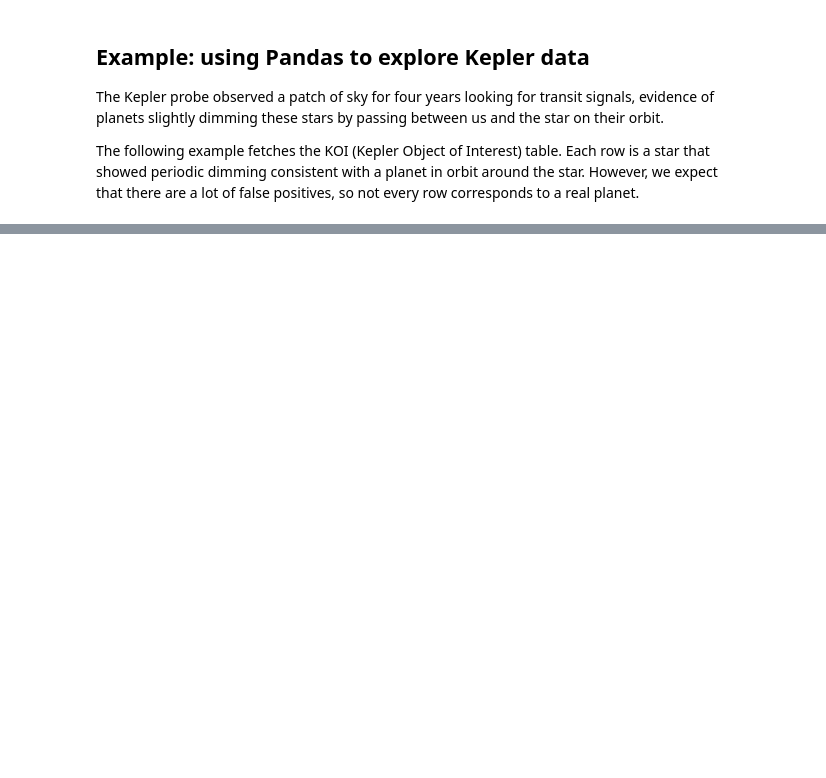
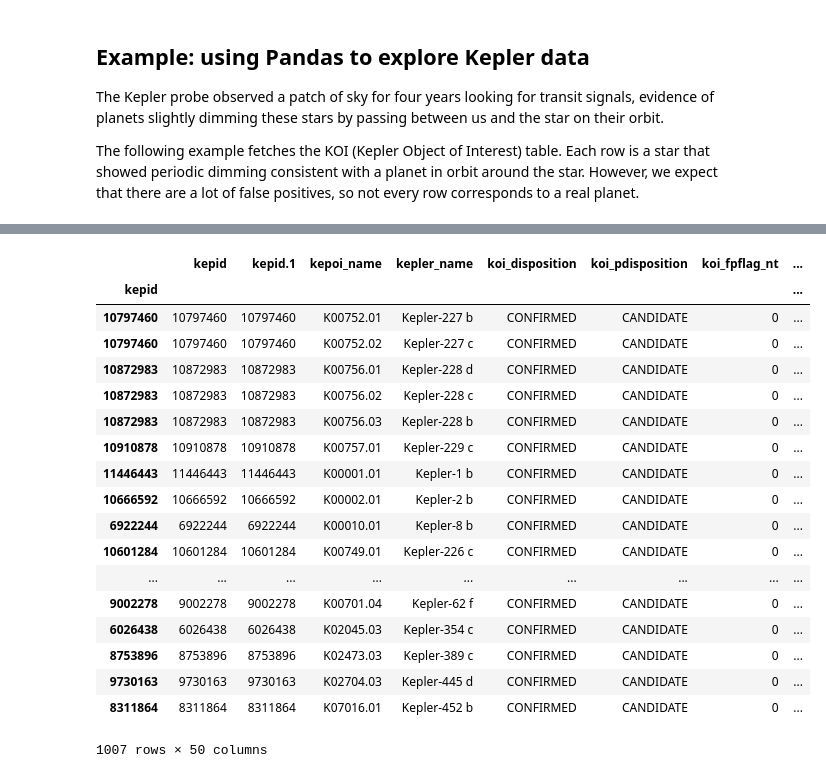
Before and after one commit to mbmilligan/msi-ipython-nb-ex, a Jupyter notebook: Pandas Kepler example.ipynb, the cells around one changed output, grey strips where cells are left out. Cells and saved outputs as stored; diff of their text form; code cells hidden in the pictures; blank space fills up the shorter version.

```diff
--- a/Pandas Kepler example.ipynb
+++ b/Pandas Kepler example.ipynb
@@ -78,4 +128,26 @@ Name: 11304958, dtype: object
 # %%
 output = koi.ix[koi.kepler_name.isnull() == False]
+# %%
+output
+# %% [output]
+|  | kepid | kepid.1 | kepoi_name | kepler_name | koi_disposition | koi_pdisposition | koi_fpflag_nt | ... |
+| kepid |  |  |  |  |  |  |  | ... |
+| 10797460 | 10797460 | 10797460 | K00752.01 | Kepler-227 b | CONFIRMED | CANDIDATE | 0 | ... |
+| 10797460 | 10797460 | 10797460 | K00752.02 | Kepler-227 c | CONFIRMED | CANDIDATE | 0 | ... |
+| 10872983 | 10872983 | 10872983 | K00756.01 | Kepler-228 d | CONFIRMED | CANDIDATE | 0 | ... |
+| 10872983 | 10872983 | 10872983 | K00756.02 | Kepler-228 c | CONFIRMED | CANDIDATE | 0 | ... |
+| 10872983 | 10872983 | 10872983 | K00756.03 | Kepler-228 b | CONFIRMED | CANDIDATE | 0 | ... |
+| 10910878 | 10910878 | 10910878 | K00757.01 | Kepler-229 c | CONFIRMED | CANDIDATE | 0 | ... |
+| 11446443 | 11446443 | 11446443 | K00001.01 | Kepler-1 b | CONFIRMED | CANDIDATE | 0 | ... |
+| 10666592 | 10666592 | 10666592 | K00002.01 | Kepler-2 b | CONFIRMED | CANDIDATE | 0 | ... |
+| 6922244 | 6922244 | 6922244 | K00010.01 | Kepler-8 b | CONFIRMED | CANDIDATE | 0 | ... |
+| 10601284 | 10601284 | 10601284 | K00749.01 | Kepler-226 c | CONFIRMED | CANDIDATE | 0 | ... |
+| ... | ... | ... | ... | ... | ... | ... | ... | ... |
+| 9002278 | 9002278 | 9002278 | K00701.04 | Kepler-62 f | CONFIRMED | CANDIDATE | 0 | ... |
+| 6026438 | 6026438 | 6026438 | K02045.03 | Kepler-354 c | CONFIRMED | CANDIDATE | 0 | ... |
+| 8753896 | 8753896 | 8753896 | K02473.03 | Kepler-389 c | CONFIRMED | CANDIDATE | 0 | ... |
+| 9730163 | 9730163 | 9730163 | K02704.03 | Kepler-445 d | CONFIRMED | CANDIDATE | 0 | ... |
+| 8311864 | 8311864 | 8311864 | K07016.01 | Kepler-452 b | CONFIRMED | CANDIDATE | 0 | ... |
+1007 rows × 50 columns
 # %%
 output.to_excel('planets.xls')
```
Also changed, not shown: parts of 9 cells of this notebook, 3 other files.
